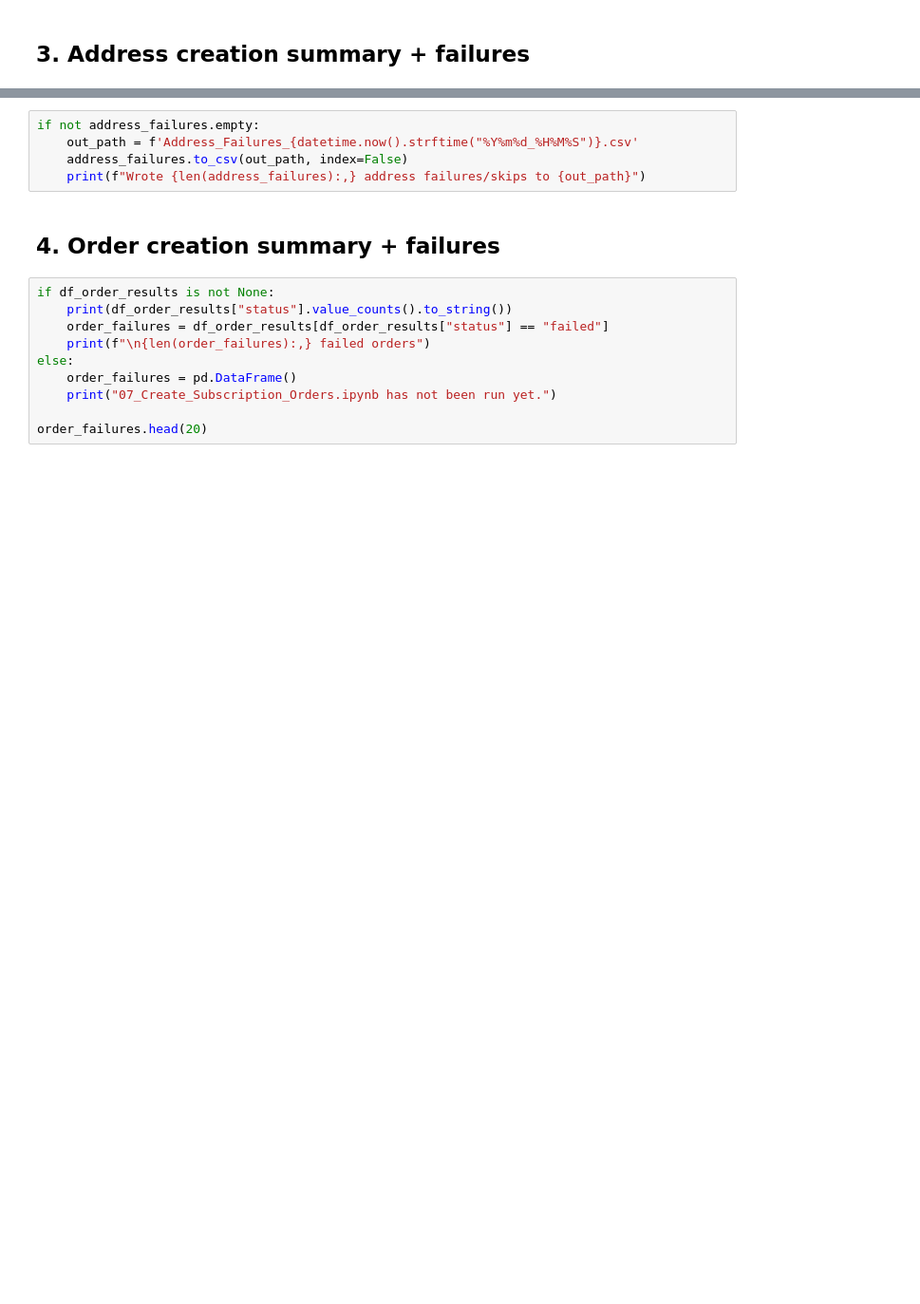
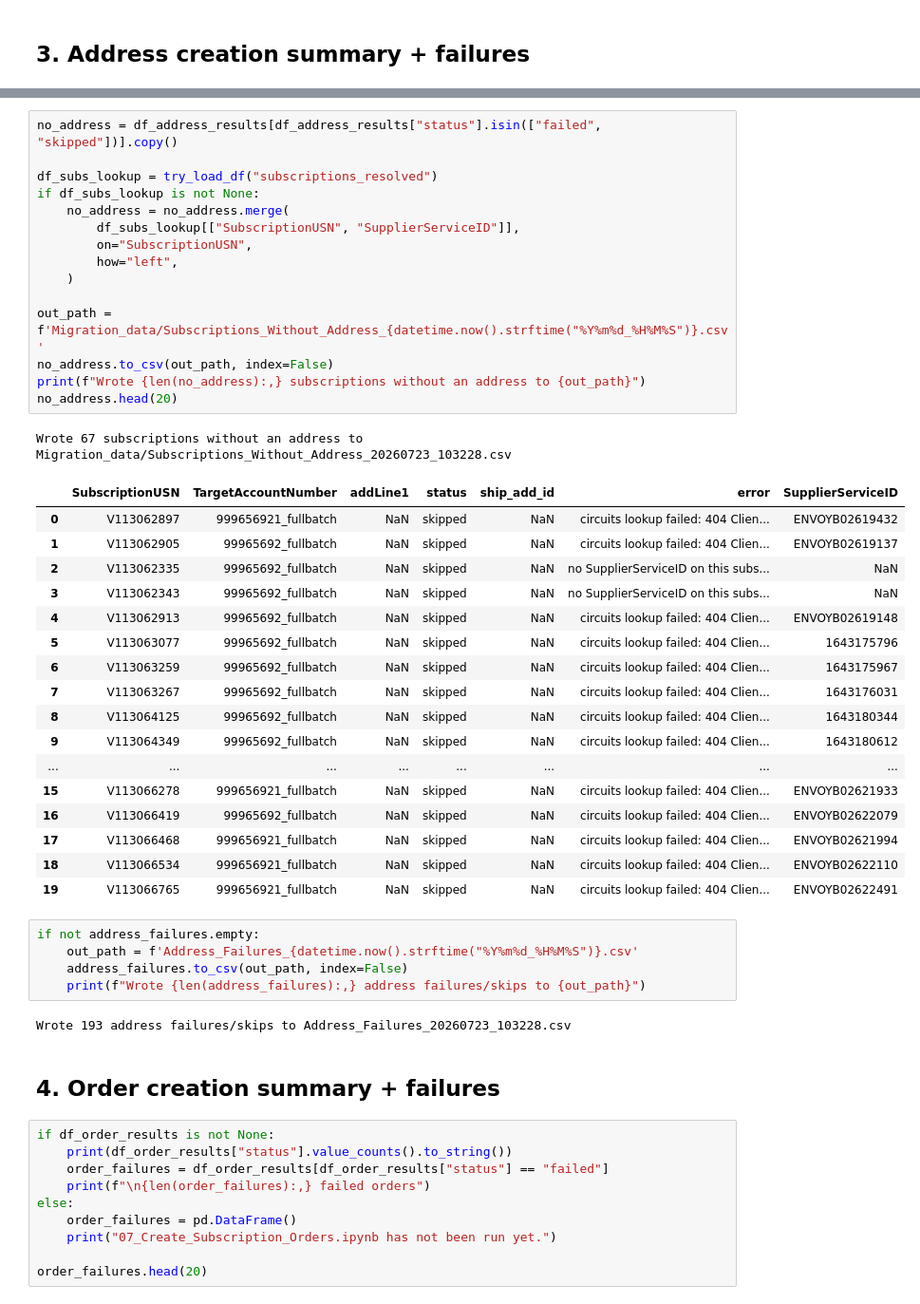
Before and after one commit to kagna-voyager/windmill-onebill, a Jupyter notebook: Modular Migration/08_Migration_Results.ipynb, the cells around one changed output, grey strips where cells are left out. Shown at 95% size. Saved outputs shown, nothing was run; the diff lists cells and outputs as text; blank space fills up the shorter version.

```diff
--- a/Modular Migration/08_Migration_Results.ipynb
+++ b/Modular Migration/08_Migration_Results.ipynb
@@ -38,8 +68,44 @@ address_failures.head(20)
+# %%
+no_address = df_address_results[df_address_results["status"].isin(["failed", "skipped"])].copy()
+
+df_subs_lookup = try_load_df("subscriptions_resolved")
+if df_subs_lookup is not None:
+    no_address = no_address.merge(
+        df_subs_lookup[["SubscriptionUSN", "SupplierServiceID"]],
+        on="SubscriptionUSN",
+        how="left",
+    )
+
+out_path = f'Migration_data/Subscriptions_Without_Address_{datetime.now().strftime("%Y%m%d_%H%M%S")}.csv'
+no_address.to_csv(out_path, index=False)
+print(f"Wrote {len(no_address):,} subscriptions without an address to {out_path}")
+no_address.head(20)
+# %% [output]
+Wrote 67 subscriptions without an address to Migration_data/Subscriptions_Without_Address_20260723_103228.csv
+|  | SubscriptionUSN | TargetAccountNumber | addLine1 | status | ship_add_id | error | SupplierServiceID |
+| 0 | V113062897 | 999656921_fullbatch | NaN | skipped | NaN | circuits lookup failed: 404 Clien... | ENVOYB02619432 |
+| 1 | V113062905 | 99965692_fullbatch | NaN | skipped | NaN | circuits lookup failed: 404 Clien... | ENVOYB02619137 |
+| 2 | V113062335 | 99965692_fullbatch | NaN | skipped | NaN | no SupplierServiceID on this subs... | NaN |
+| 3 | V113062343 | 99965692_fullbatch | NaN | skipped | NaN | no SupplierServiceID on this subs... | NaN |
+| 4 | V113062913 | 99965692_fullbatch | NaN | skipped | NaN | circuits lookup failed: 404 Clien... | ENVOYB02619148 |
+| 5 | V113063077 | 99965692_fullbatch | NaN | skipped | NaN | circuits lookup failed: 404 Clien... | 1643175796 |
+| 6 | V113063259 | 99965692_fullbatch | NaN | skipped | NaN | circuits lookup failed: 404 Clien... | 1643175967 |
+| 7 | V113063267 | 99965692_fullbatch | NaN | skipped | NaN | circuits lookup failed: 404 Clien... | 1643176031 |
+| 8 | V113064125 | 99965692_fullbatch | NaN | skipped | NaN | circuits lookup failed: 404 Clien... | 1643180344 |
+| 9 | V113064349 | 99965692_fullbatch | NaN | skipped | NaN | circuits lookup failed: 404 Clien... | 1643180612 |
+| ... | ... | ... | ... | ... | ... | ... | ... |
+| 15 | V113066278 | 999656921_fullbatch | NaN | skipped | NaN | circuits lookup failed: 404 Clien... | ENVOYB02621933 |
+| 16 | V113066419 | 99965692_fullbatch | NaN | skipped | NaN | circuits lookup failed: 404 Clien... | ENVOYB02622079 |
+| 17 | V113066468 | 999656921_fullbatch | NaN | skipped | NaN | circuits lookup failed: 404 Clien... | ENVOYB02621994 |
+| 18 | V113066534 | 999656921_fullbatch | NaN | skipped | NaN | circuits lookup failed: 404 Clien... | ENVOYB02622110 |
+| 19 | V113066765 | 999656921_fullbatch | NaN | skipped | NaN | circuits lookup failed: 404 Clien... | ENVOYB02622491 |
 # %%
 if not address_failures.empty:
     out_path = f'Address_Failures_{datetime.now().strftime("%Y%m%d_%H%M%S")}.csv'
     address_failures.to_csv(out_path, index=False)
     print(f"Wrote {len(address_failures):,} address failures/skips to {out_path}")
+# %% [output]
+Wrote 193 address failures/skips to Address_Failures_20260723_103228.csv
 # %% [markdown]
 ## 4. Order creation summary + failures
 # %%
```
Also changed, not shown: parts of 6 cells of this notebook, 6 other files.
